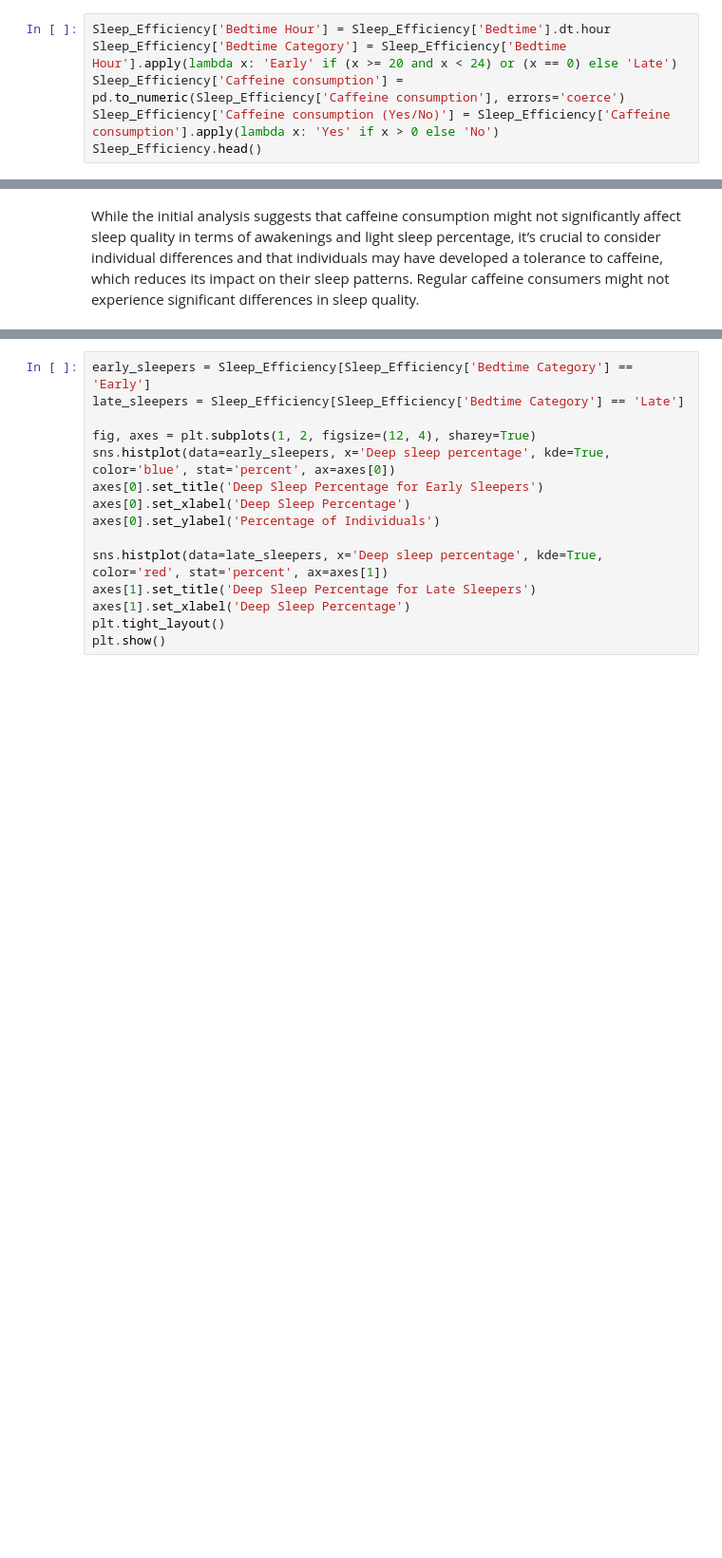
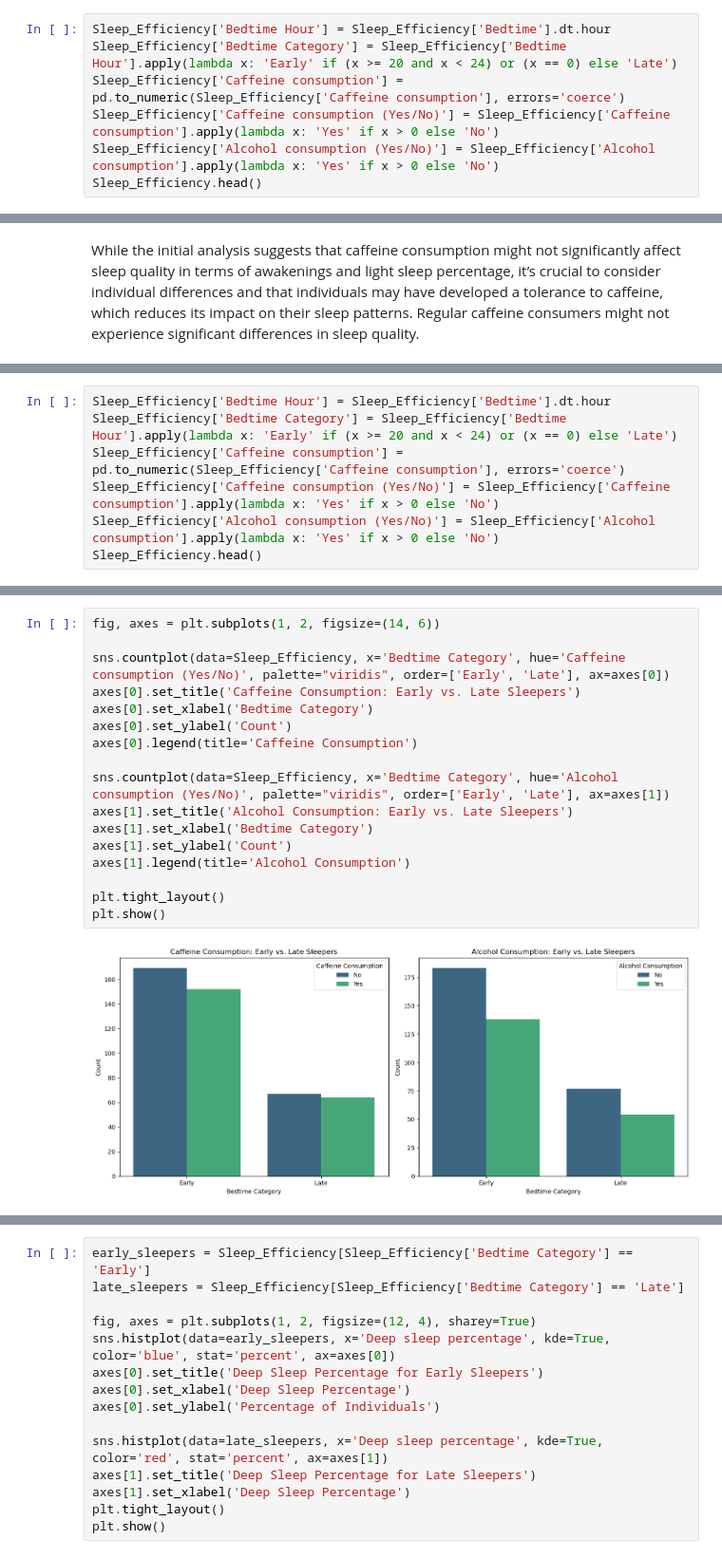
Before and after one commit to ZoeyKulp/Sleep-Efficiency, a Jupyter notebook: updated_sleep_eff_pro (1).ipynb, the cells around one changed output, grey strips where cells are left out. Shown at 95% size. Cells and saved outputs as stored; diff of their text form; blank space fills up the shorter version.

```diff
--- a/updated_sleep_eff_pro (1).ipynb
+++ b/updated_sleep_eff_pro (1).ipynb
@@ -261,6 +270,7 @@ Sleep_Efficiency['Bedtime Hour'] = Sleep_Efficiency['Bedtime'].dt.hour
 Sleep_Efficiency['Bedtime Category'] = Sleep_Efficiency['Bedtime Hour'].apply(lambda x: 'Early' if (x >= 20 and x < 24) or (x == 0) else 'Late')
 Sleep_Efficiency['Caffeine consumption'] = pd.to_numeric(Sleep_Efficiency['Caffeine consumption'], errors='coerce')
 Sleep_Efficiency['Caffeine consumption (Yes/No)'] = Sleep_Efficiency['Caffeine consumption'].apply(lambda x: 'Yes' if x > 0 else 'No')
+Sleep_Efficiency['Alcohol consumption (Yes/No)'] = Sleep_Efficiency['Alcohol consumption'].apply(lambda x: 'Yes' if x > 0 else 'No')
 Sleep_Efficiency.head()
 # %% [output]
 |  | ID | Age | Gender | Bedtime | Wakeup time | Sleep duration | Sleep efficiency | ... |
@@ -331,0 +347,7 @@ Here we will compare the early bedtime VS the later bedtime and see the differen
+# %%
+Sleep_Efficiency['Bedtime Hour'] = Sleep_Efficiency['Bedtime'].dt.hour
+Sleep_Efficiency['Bedtime Category'] = Sleep_Efficiency['Bedtime Hour'].apply(lambda x: 'Early' if (x >= 20 and x < 24) or (x == 0) else 'Late')
+Sleep_Efficiency['Caffeine consumption'] = pd.to_numeric(Sleep_Efficiency['Caffeine consumption'], errors='coerce')
+Sleep_Efficiency['Caffeine consumption (Yes/No)'] = Sleep_Efficiency['Caffeine consumption'].apply(lambda x: 'Yes' if x > 0 else 'No')
+Sleep_Efficiency['Alcohol consumption (Yes/No)'] = Sleep_Efficiency['Alcohol consumption'].apply(lambda x: 'Yes' if x > 0 else 'No')
+Sleep_Efficiency.head()
@@ -331,0 +391,19 @@ Here we will compare the early bedtime VS the later bedtime and see the differen
+# %%
+fig, axes = plt.subplots(1, 2, figsize=(14, 6))
+
+sns.countplot(data=Sleep_Efficiency, x='Bedtime Category', hue='Caffeine consumption (Yes/No)', palette="viridis", order=['Early', 'Late'], ax=axes[0])
+axes[0].set_title('Caffeine Consumption: Early vs. Late Sleepers')
+axes[0].set_xlabel('Bedtime Category')
+axes[0].set_ylabel('Count')
+axes[0].legend(title='Caffeine Consumption')
+
+sns.countplot(data=Sleep_Efficiency, x='Bedtime Category', hue='Alcohol consumption (Yes/No)', palette="viridis", order=['Early', 'Late'], ax=axes[1])
+axes[1].set_title('Alcohol Consumption: Early vs. Late Sleepers')
+axes[1].set_xlabel('Bedtime Category')
+axes[1].set_ylabel('Count')
+axes[1].legend(title='Alcohol Consumption')
+
+plt.tight_layout()
+plt.show()
+# %% [output]
+[figure, added]
```
Also changed, not shown: parts of 41 cells of this notebook.
